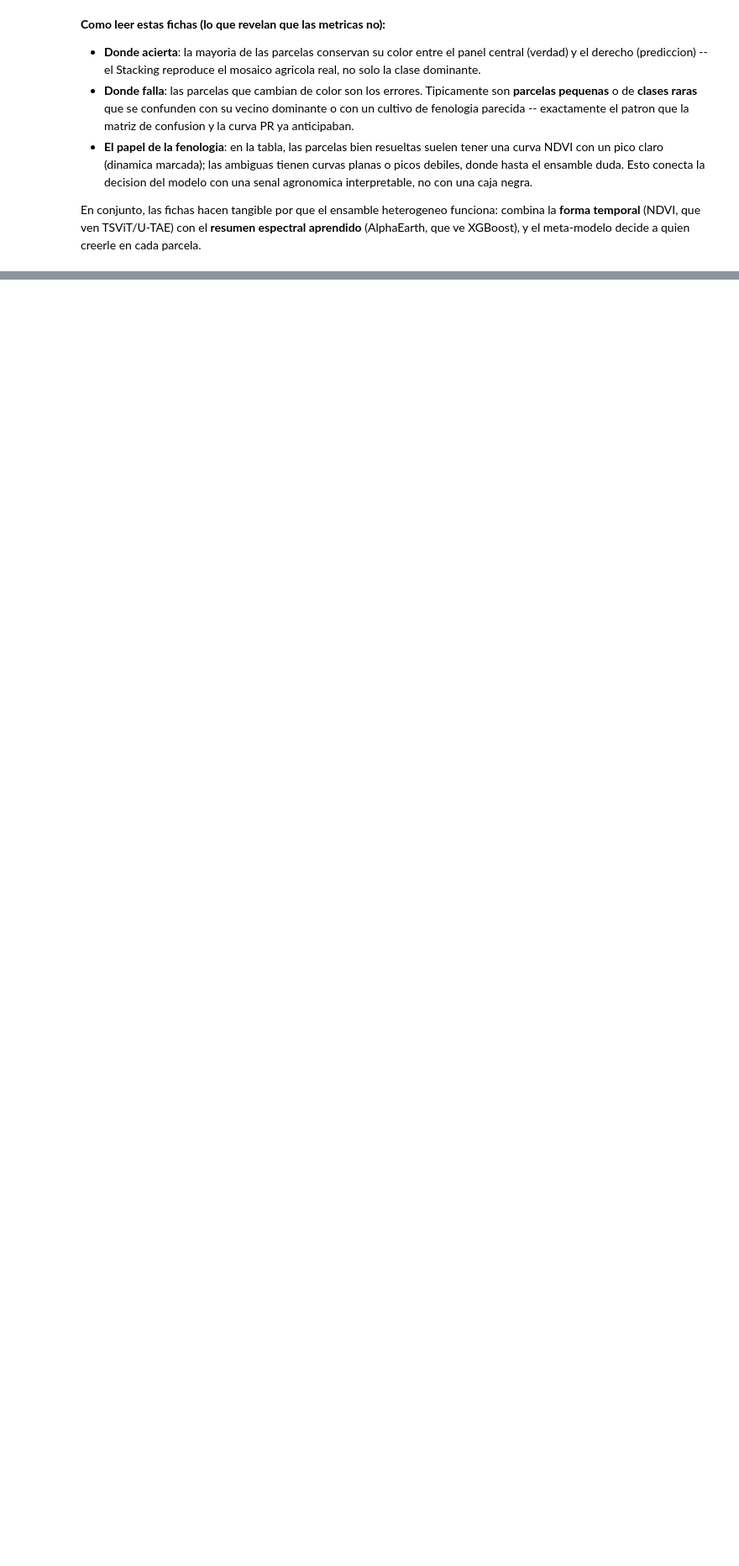
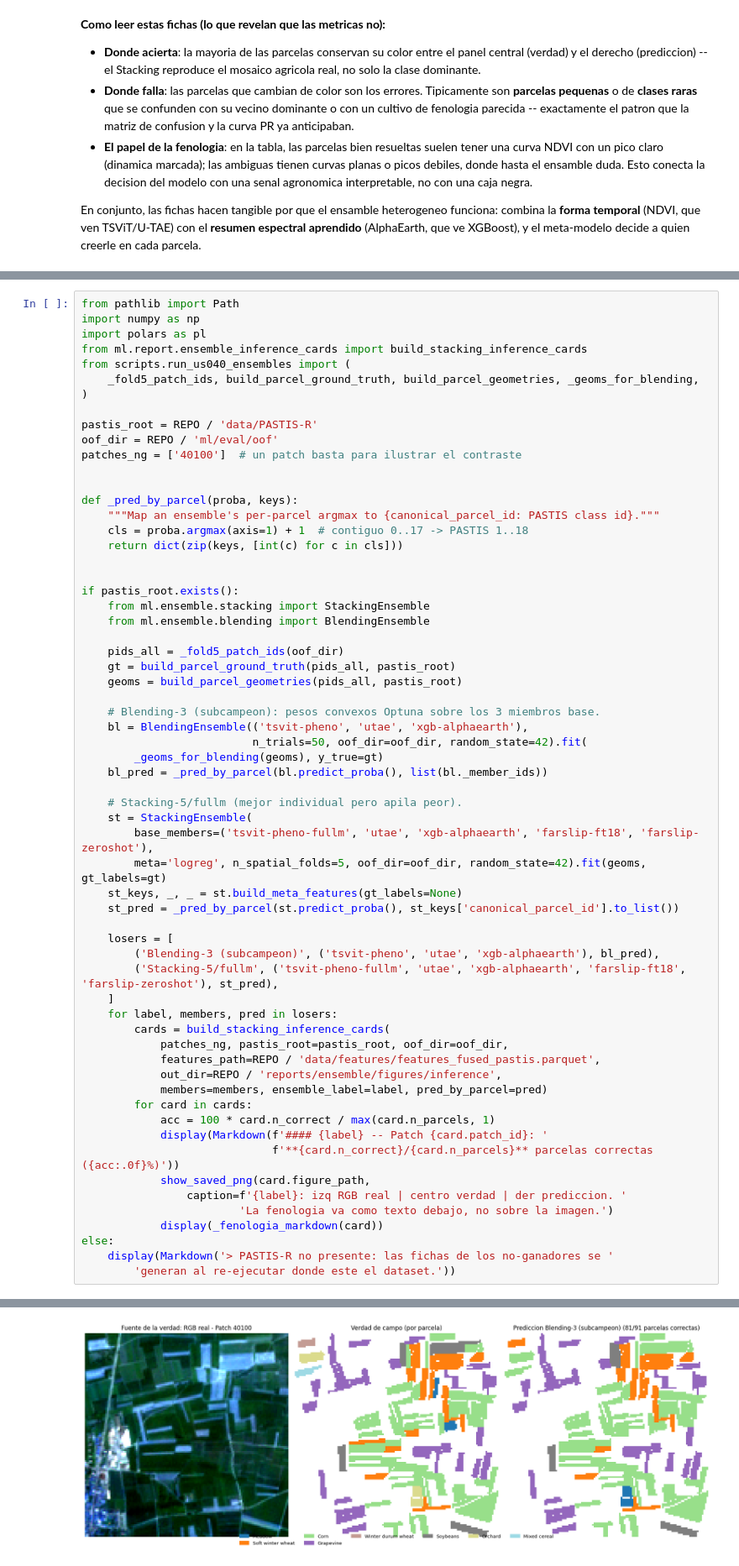
Before and after one commit to ArthurZizumbo/agrosat-copilot, a Jupyter notebook: notebooks/final_model/06c_ensambles_us040.ipynb, the cells around one changed output, grey strips where cells are left out. Shown at 84% size. Drawn from its saved outputs; the diff is of its cells as text; blank space fills up the shorter version.

```diff
--- a/notebooks/final_model/06c_ensambles_us040.ipynb
+++ b/notebooks/final_model/06c_ensambles_us040.ipynb
@@ -209,0 +249,63 @@ En conjunto, las fichas hacen tangible por que el ensamble heterogeneo funciona:
+# %%
+from pathlib import Path
+import numpy as np
+import polars as pl
+from ml.report.ensemble_inference_cards import build_stacking_inference_cards
+from scripts.run_us040_ensembles import (
+    _fold5_patch_ids, build_parcel_ground_truth, build_parcel_geometries, _geoms_for_blending,
+)
+
+pastis_root = REPO / 'data/PASTIS-R'
+oof_dir = REPO / 'ml/eval/oof'
+patches_ng = ['40100']  # un patch basta para ilustrar el contraste
+
+
+def _pred_by_parcel(proba, keys):
+    """Map an ensemble's per-parcel argmax to {canonical_parcel_id: PASTIS class id}."""
+    cls = proba.argmax(axis=1) + 1  # contiguo 0..17 -> PASTIS 1..18
+    return dict(zip(keys, [int(c) for c in cls]))
+
+
+if pastis_root.exists():
+    from ml.ensemble.stacking import StackingEnsemble
+    from ml.ensemble.blending import BlendingEnsemble
+
+    pids_all = _fold5_patch_ids(oof_dir)
+    gt = build_parcel_ground_truth(pids_all, pastis_root)
+    geoms = build_parcel_geometries(pids_all, pastis_root)
+
+    # Blending-3 (subcampeon): pesos convexos Optuna sobre los 3 miembros base.
+    bl = BlendingEnsemble(('tsvit-pheno', 'utae', 'xgb-alphaearth'),
+                          n_trials=50, oof_dir=oof_dir, random_state=42).fit(
+        _geoms_for_blending(geoms), y_true=gt)
+    bl_pred = _pred_by_parcel(bl.predict_proba(), list(bl._member_ids))
+
+    # Stacking-5/fullm (mejor individual pero apila peor).
+    st = StackingEnsemble(
+        base_members=('tsvit-pheno-fullm', 'utae', 'xgb-alphaearth', 'farslip-ft18', 'farslip-zeroshot'),
+        meta='logreg', n_spatial_folds=5, oof_dir=oof_dir, random_state=42).fit(geoms, gt_labels=gt)
+    st_keys, _, _ = st.build_meta_features(gt_labels=None)
+    st_pred = _pred_by_parcel(st.predict_proba(), st_keys['canonical_parcel_id'].to_list())
+
+    losers = [
+        ('Blending-3 (subcampeon)', ('tsvit-pheno', 'utae', 'xgb-alphaearth'), bl_pred),
+        ('Stacking-5/fullm', ('tsvit-pheno-fullm', 'utae', 'xgb-alphaearth', 'farslip-ft18', 'farslip-zeroshot'), st_pred),
+    ]
+    for label, members, pred in losers:
+        cards = build_stacking_inference_cards(
+            patches_ng, pastis_root=pastis_root, oof_dir=oof_dir,
+            features_path=REPO / 'data/features/features_fused_pastis.parquet',
+            out_dir=REPO / 'reports/ensemble/figures/inference',
+            members=members, ensemble_label=label, pred_by_parcel=pred)
+        for card in cards:
+            acc = 100 * card.n_correct / max(card.n_parcels, 1)
+            display(Markdown(f'#### {label} -- Patch {card.patch_id}: '
+                             f'**{card.n_correct}/{card.n_parcels}** parcelas correctas ({acc:.0f}%)'))
+            show_saved_png(card.figure_path,
+                caption=f'{label}: izq RGB real | centro verdad | der prediccion. '
+                        'La fenologia va como texto debajo, no sobre la imagen.')
+            display(_fenologia_markdown(card))
+else:
+    display(Markdown('> PASTIS-R no presente: las fichas de los no-ganadores se '
+        'generan al re-ejecutar donde este el dataset.'))
+# %% [output]
@@ -209,0 +331 @@ En conjunto, las fichas hacen tangible por que el ensamble heterogeneo funciona:
+[figure, added]
```
Also changed, not shown: parts of 3 cells of this notebook, 2 other files.
